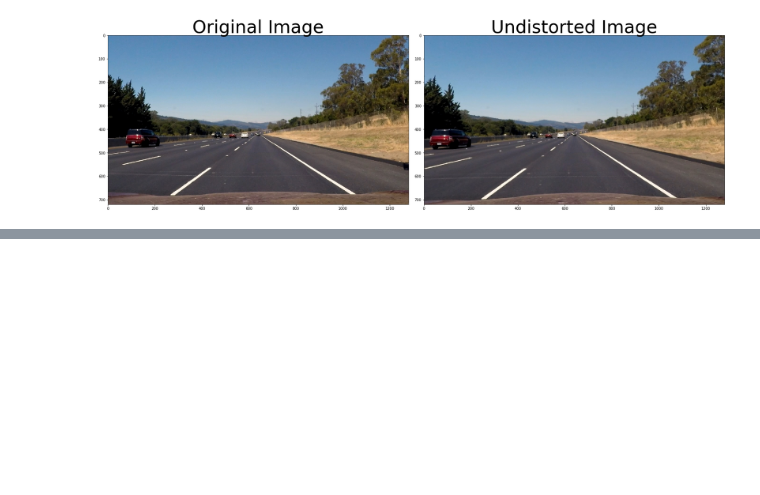
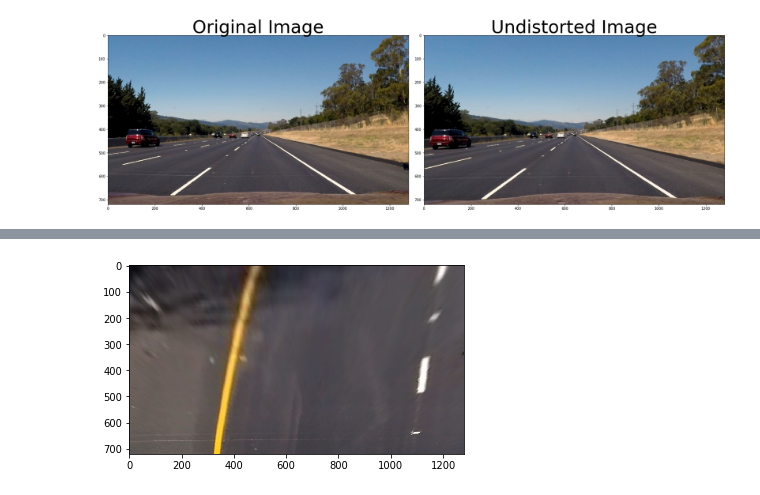
Before and after one commit to mkolod/CarND-Advanced-Lane-Lines, a Jupyter notebook: camera_matrix.ipynb, the cells around one changed output, grey strips where cells are left out. Saved outputs shown, nothing was run; the diff lists cells and outputs as text; code cells hidden in the pictures; blank space fills up the shorter version.

```diff
--- a/camera_matrix.ipynb
+++ b/camera_matrix.ipynb
@@ -106,0 +110,10 @@ plt.show()
+# %%
+img1 = cv2.imread('./test_images/test6.jpg')
+img_size = np.shape(img1)
+undist = calibrator.undistort(img1)
+warped = cv2.warpPerspective(undist, M, (img_size[1], img_size[0]))
+warped = cv2.cvtColor(warped, cv2.COLOR_BGR2RGB)
+plt.imshow(warped)
+plt.show()
+# %% [output]
+[figure, added]
```
Also changed, not shown: parts of 3 cells of this notebook.
